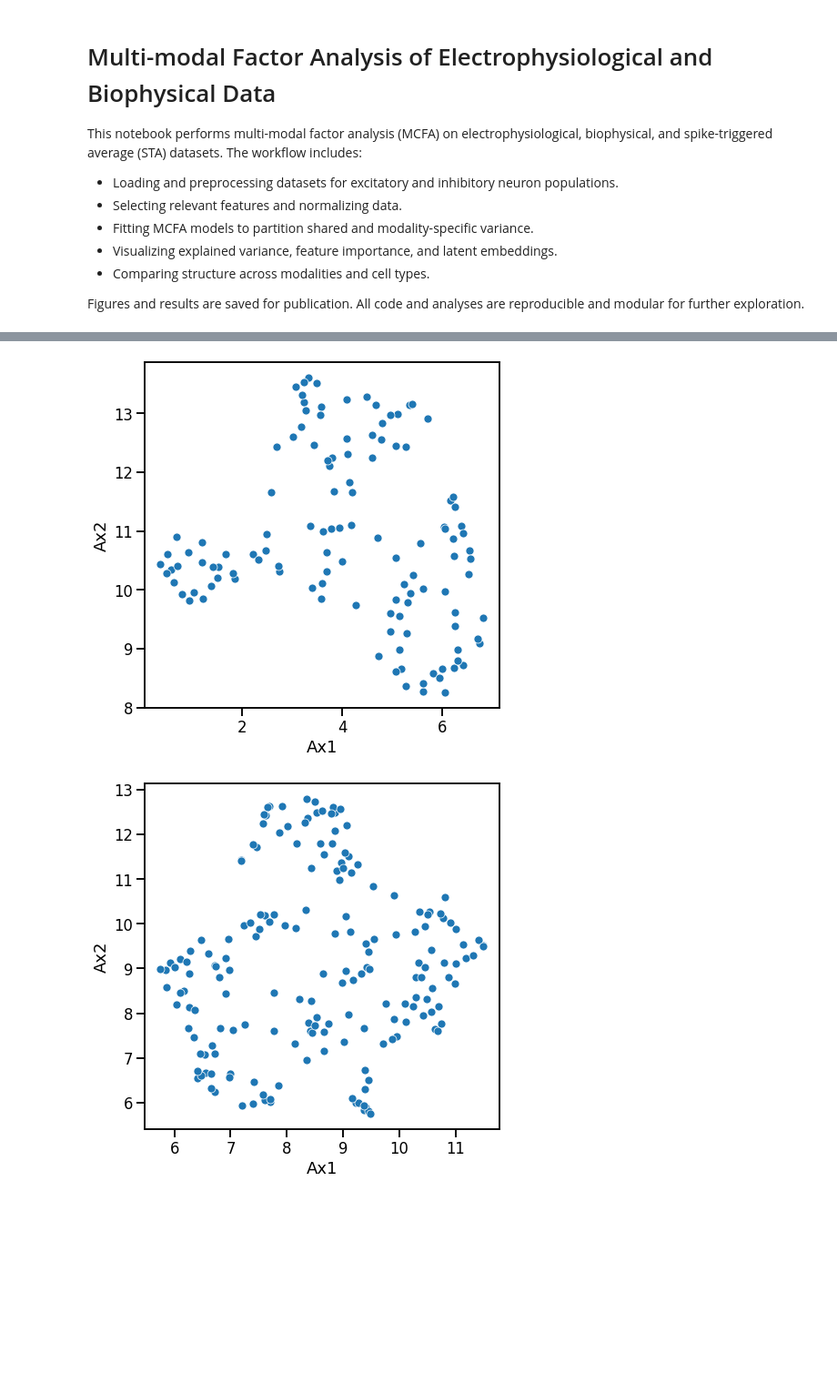
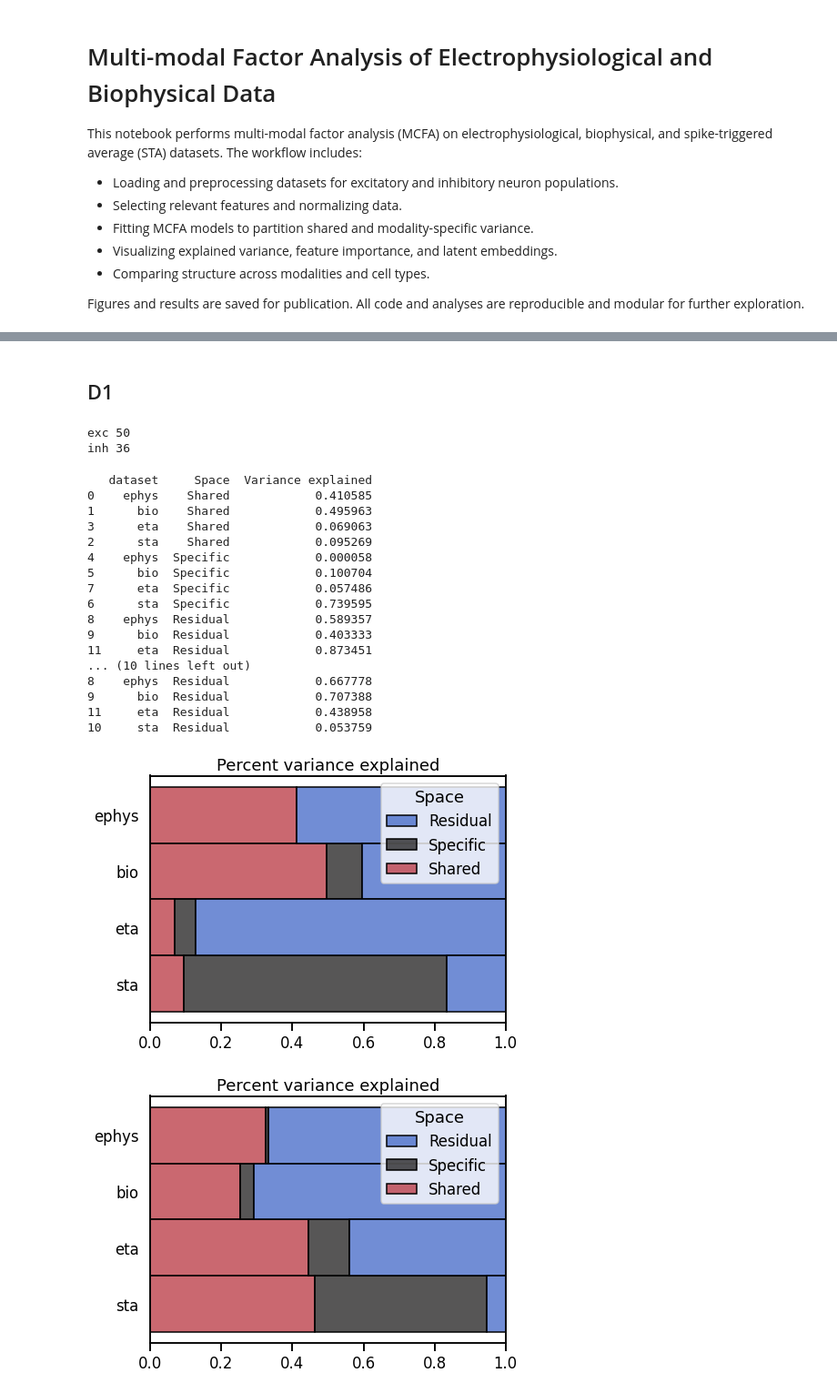
Before and after one commit to Nishant-codex/single_cell_analysis, a Jupyter notebook: notebooks_drug/pCCA_drug.ipynb, the cells around one changed output, grey strips where cells are left out. Shown at 91% size. Saved outputs shown, nothing was run; the diff lists cells and outputs as text; code cells hidden in the pictures; blank space fills up the shorter version.

```diff
--- a/notebooks_drug/pCCA_drug.ipynb
+++ b/notebooks_drug/pCCA_drug.ipynb
@@ -264,10 +244,0 @@ plt.show()
-# %%
-sns.set_context('talk')
-plt.figure(figsize=(7, 1))
-ax = sns.barplot(x=mcfa_res_inh.rho.index, y=mcfa_res_inh.rho, palette='Reds_r')
-ax.set_ylabel('Feature   \n importance', rotation=0, y=0.1, ha='right')
-ax.tick_params(bottom=False)
-ax.set(xticklabels=range(1, 4))
-ax.set(xlabel='Shared dimension')
-plt.savefig(savepath+'shared_dim_inh.pdf',dpi=200)
-plt.show()
@@ -276,10 +244,0 @@ plt.show()
-# %%
-sns.set_context('talk')
-plt.figure(figsize=(7, 1))
-ax = sns.barplot(x=mcfa_res_exc.rho.index, y=mcfa_res_exc.rho, palette='Reds_r')
-ax.set_ylabel('Feature   \n importance', rotation=0, y=0.1, ha='right')
-ax.tick_params(bottom=False)
-ax.set(xticklabels=range(1, 5))
-ax.set(xlabel='Shared dimension')
-plt.savefig(savepath+'shared_dim_exc.pdf',dpi=200)
-plt.show()
@@ -340,14 +245,28 @@ plt.scatter(mcfa_res_inh.X['ephys']['X1_ephys'], mcfa_res_inh.X['ephys']['X2_eph
-# %%
-sns.set_context('talk')
-plt.figure(figsize=(7, 7))
-ax = sns.scatterplot(data=pd.DataFrame(embedding_Z_inh, columns=['Ax1', 'Ax2']), x='Ax1', y='Ax2', palette='colorblind')
-plt.show()
-# %% [output]
-[figure, removed]
-# %%
-sns.set_context('talk')
-plt.figure(figsize=(7, 7))
-ax = sns.scatterplot(data=pd.DataFrame(embedding_Z_exc, columns=['Ax1', 'Ax2']), x='Ax1', y='Ax2', palette='colorblind')
-plt.show()
-# %% [output]
-[figure, removed]
+# %% [markdown]
+## D1
+# %%
+var_exp_totals_exc_d1,var_exp_totals_inh_d1 =  perform_MCFA('d1',save=True, savepath = 'G:/My Drive/Data For Publication/paper2/part1/')
+ephys_drug_exc = return_neuromod_df(ephys_exc_all,cond=['d1'], cols=cols_ephys, df_type='ephys')
+ephys_drug_inh = return_neuromod_df(ephys_inh_all,cond=['d1'], cols=cols_ephys, df_type='ephys')
+# %% [output]
+exc 50
+inh 36
+   dataset     Space  Variance explained
+0    ephys    Shared            0.410585
+1      bio    Shared            0.495963
+3      eta    Shared            0.069063
+2      sta    Shared            0.095269
+4    ephys  Specific            0.000058
+5      bio  Specific            0.100704
+7      eta  Specific            0.057486
+6      sta  Specific            0.739595
+8    ephys  Residual            0.589357
+9      bio  Residual            0.403333
+11     eta  Residual            0.873451
+... (10 lines left out)
+8    ephys  Residual            0.667778
+9      bio  Residual            0.707388
+11     eta  Residual            0.438958
+10     sta  Residual            0.053759
+[figure, added]
+[figure, added]
```
Also changed, not shown: parts of 86 cells of this notebook, 4 other files.
